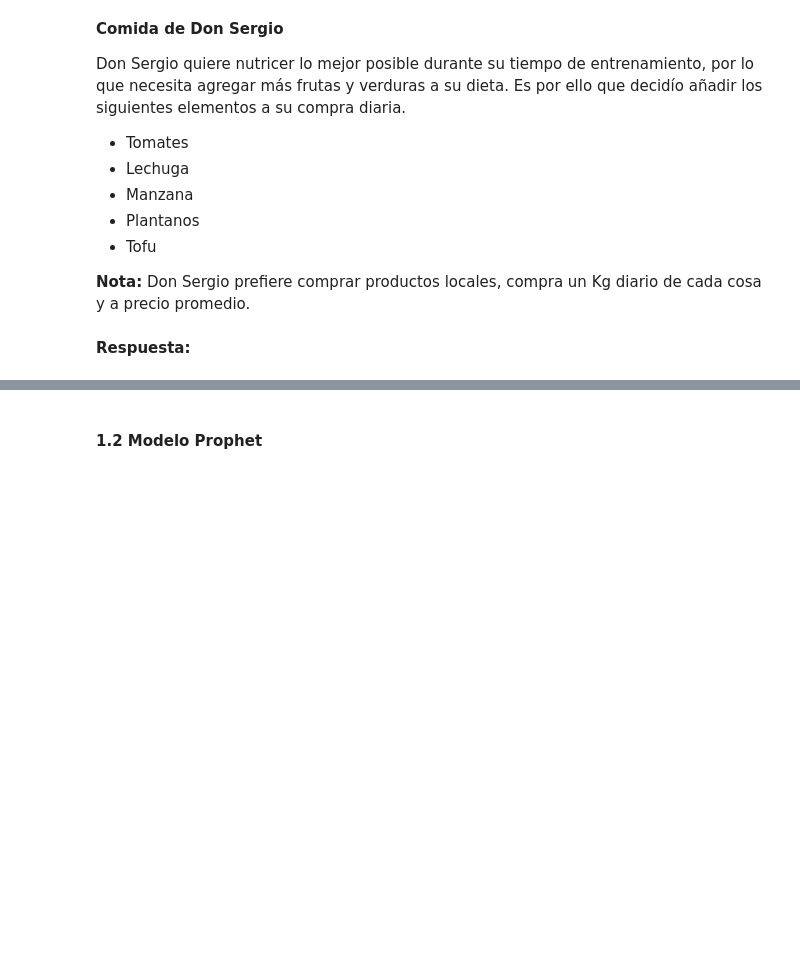
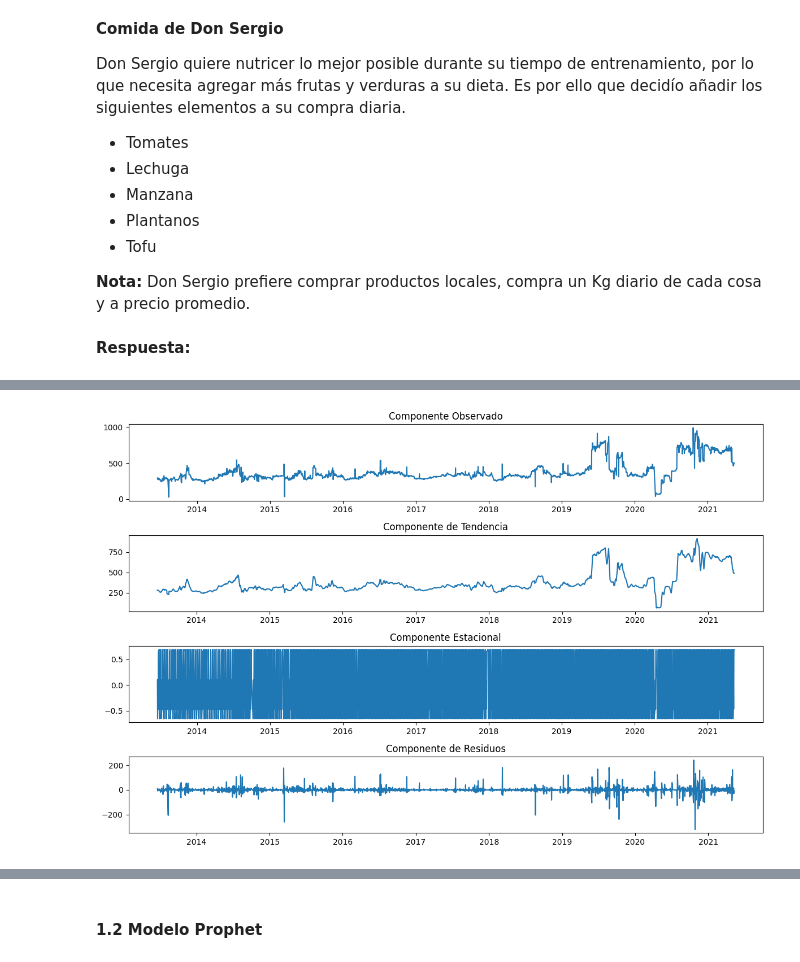
Before and after one commit to BenjaminAnguloCaro/MDS7202, a Jupyter notebook: enunciado_lab8.ipynb, the cells around one changed output, grey strips where cells are left out. Cells and saved outputs as stored; diff of their text form; code cells hidden in the pictures; blank space fills up the shorter version.

```diff
--- a/enunciado_lab8.ipynb
+++ b/enunciado_lab8.ipynb
@@ -150,0 +230,27 @@ from statsmodels.tsa.seasonal import seasonal_decompose
+# %%
+# Realizar descomposición de la señal, utilizado seasonal_decompose
+from statsmodels.tsa.seasonal import seasonal_decompose
+
+resultados = seasonal_decompose(serie_tiempo, model='additive', period=7) # semanal
+
+plt.figure(figsize=(12, 8))
+# Componente observado (valores originales)
+plt.subplot(411)
+plt.plot(resultados.observed)
+plt.title('Componente Observado')
+# Componente de tendencia (dirección general en la que se está moviendo la serie de tiempo a lo largo del tiempo. Puede ser una tendencia ascendente, descendente o estar estacionaria)
+plt.subplot(412)
+plt.plot(resultados.trend)
+plt.title('Componente de Tendencia')
+# Componente estacional (representa los patrones estacionales o repetitivos en la serie de tiempo que ocurren en intervalos regulares)
+plt.subplot(413)
+plt.plot(resultados.seasonal)
+plt.title('Componente Estacional')
+# Componente de residuos (ruido)
+plt.subplot(414)
+plt.plot(resultados.resid)
+plt.title('Componente de Residuos')
+plt.tight_layout()
+plt.show()
+# %% [output]
+[figure, added]
```
Also changed, not shown: parts of 12 cells of this notebook.
